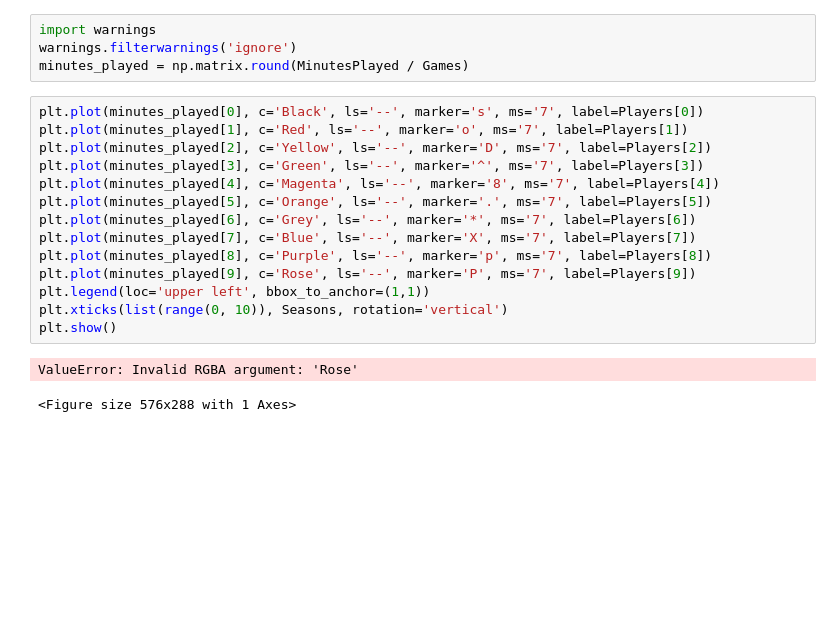
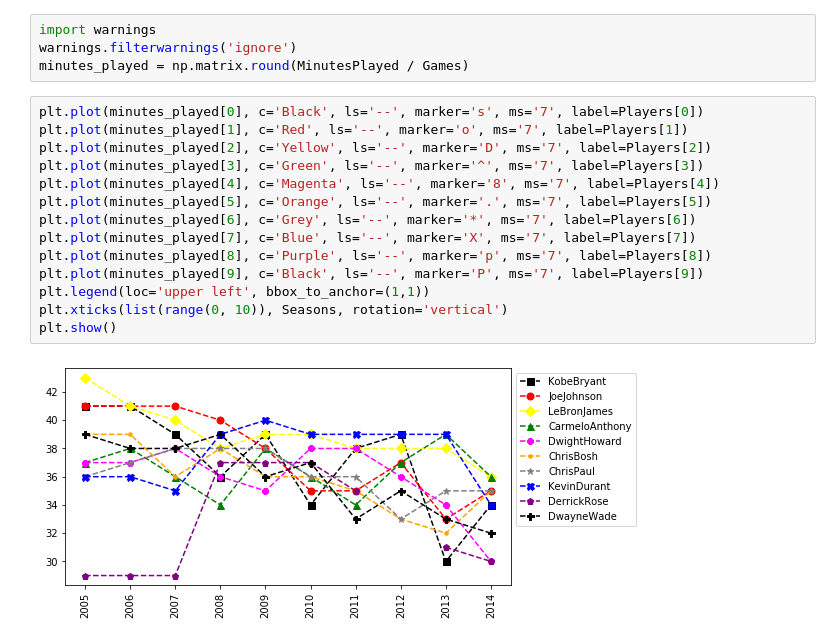
Before and after one commit to rado-radoev/code_mashup, a Jupyter notebook: python/DataSience/A-Z/Visualizations.ipynb, the cells around one changed output. Cells and saved outputs as stored; diff of their text form; blank space fills up the shorter version.

```diff
--- a/python/DataSience/A-Z/Visualizations.ipynb
+++ b/python/DataSience/A-Z/Visualizations.ipynb
@@ -174,17 +174,16 @@ minutes_played = np.matrix.round(MinutesPlayed / Games)
 # %%
 plt.plot(minutes_played[0], c='Black', ls='--', marker='s', ms='7', label=Players[0])
 plt.plot(minutes_played[1], c='Red', ls='--', marker='o', ms='7', label=Players[1])
 plt.plot(minutes_played[2], c='Yellow', ls='--', marker='D', ms='7', label=Players[2])
 plt.plot(minutes_played[3], c='Green', ls='--', marker='^', ms='7', label=Players[3])
 plt.plot(minutes_played[4], c='Magenta', ls='--', marker='8', ms='7', label=Players[4])
 plt.plot(minutes_played[5], c='Orange', ls='--', marker='.', ms='7', label=Players[5])
 plt.plot(minutes_played[6], c='Grey', ls='--', marker='*', ms='7', label=Players[6])
 plt.plot(minutes_played[7], c='Blue', ls='--', marker='X', ms='7', label=Players[7])
 plt.plot(minutes_played[8], c='Purple', ls='--', marker='p', ms='7', label=Players[8])
-plt.plot(minutes_played[9], c='Rose', ls='--', marker='P', ms='7', label=Players[9])
+plt.plot(minutes_played[9], c='Black', ls='--', marker='P', ms='7', label=Players[9])
 plt.legend(loc='upper left', bbox_to_anchor=(1,1))
 plt.xticks(list(range(0, 10)), Seasons, rotation='vertical')
 plt.show()
 # %% [output]
-ValueError: Invalid RGBA argument: 'Rose'
-<Figure size 576x288 with 1 Axes>
+[figure, added]
```
Also changed, not shown: parts of 4 cells of this notebook.
